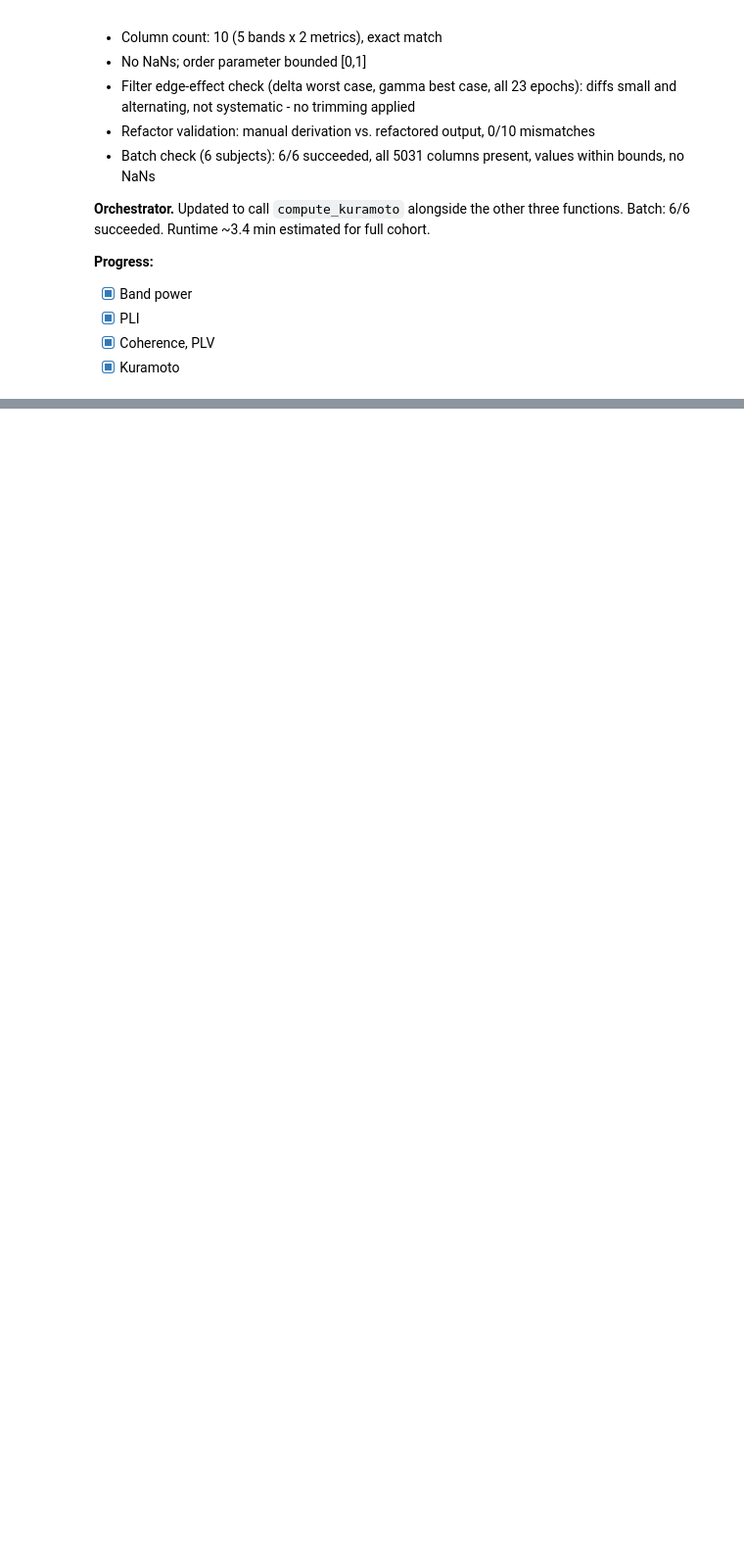
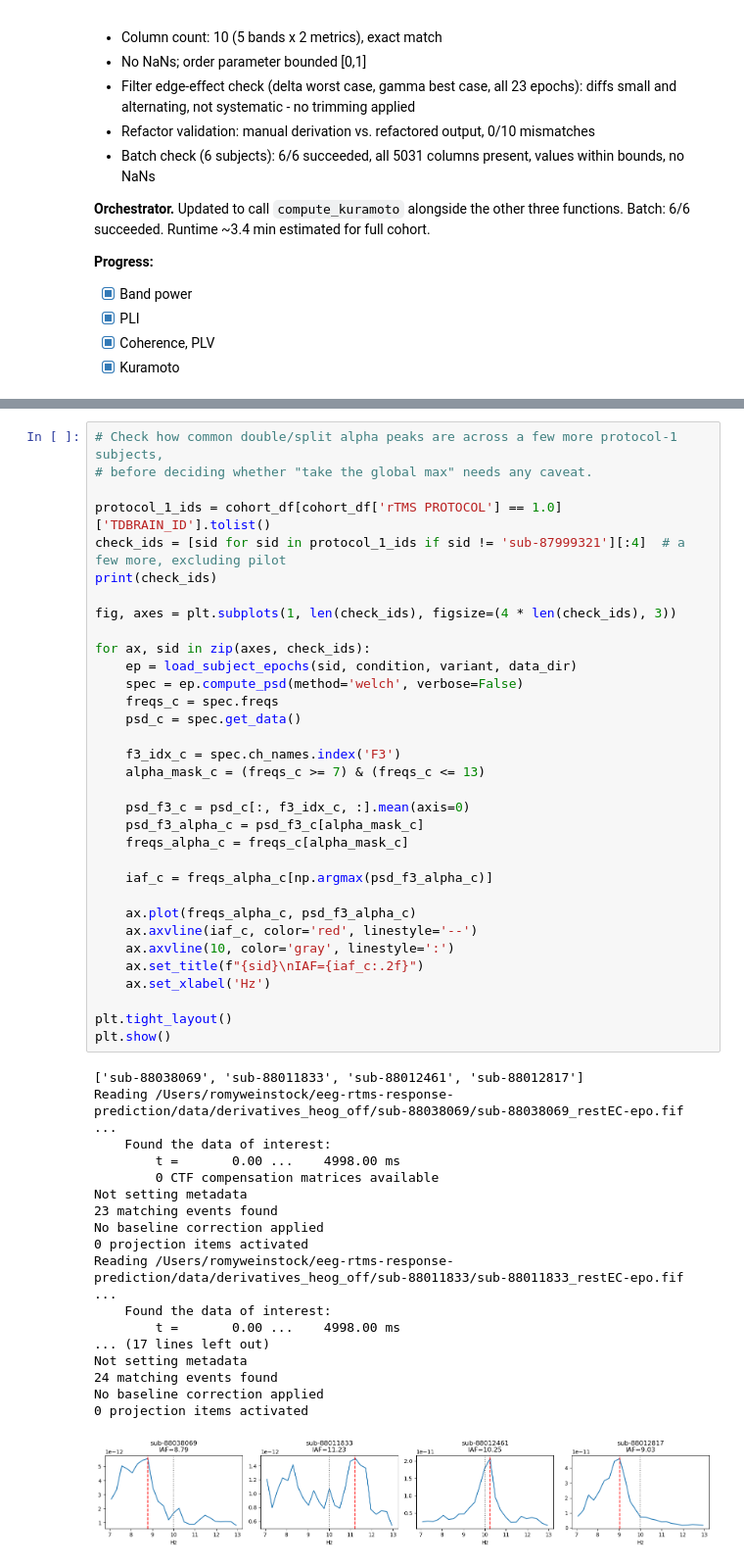
Before and after one commit to romy-weinstock/eeg-rtms-response-prediction, a Jupyter notebook: notebooks/06_feature_extraction_pilot.ipynb, the cells around one changed output, grey strips where cells are left out. Shown at 98% size. Cells and saved outputs as stored; diff of their text form; blank space fills up the shorter version.

```diff
--- a/notebooks/06_feature_extraction_pilot.ipynb
+++ b/notebooks/06_feature_extraction_pilot.ipynb
@@ -1515,0 +1585,52 @@ full cohort.
+# %%
+# Check how common double/split alpha peaks are across a few more protocol-1 subjects,
+# before deciding whether "take the global max" needs any caveat.
+
+protocol_1_ids = cohort_df[cohort_df['rTMS PROTOCOL'] == 1.0]['TDBRAIN_ID'].tolist()
+check_ids = [sid for sid in protocol_1_ids if sid != 'sub-87999321'][:4]  # a few more, excluding pilot
+print(check_ids)
+
+fig, axes = plt.subplots(1, len(check_ids), figsize=(4 * len(check_ids), 3))
+
+for ax, sid in zip(axes, check_ids):
+    ep = load_subject_epochs(sid, condition, variant, data_dir)
+    spec = ep.compute_psd(method='welch', verbose=False)
+    freqs_c = spec.freqs
+    psd_c = spec.get_data()
+
+    f3_idx_c = spec.ch_names.index('F3')
+    alpha_mask_c = (freqs_c >= 7) & (freqs_c <= 13)
+
+    psd_f3_c = psd_c[:, f3_idx_c, :].mean(axis=0)
+    psd_f3_alpha_c = psd_f3_c[alpha_mask_c]
+    freqs_alpha_c = freqs_c[alpha_mask_c]
+
+    iaf_c = freqs_alpha_c[np.argmax(psd_f3_alpha_c)]
+
+    ax.plot(freqs_alpha_c, psd_f3_alpha_c)
+    ax.axvline(iaf_c, color='red', linestyle='--')
+    ax.axvline(10, color='gray', linestyle=':')
+    ax.set_title(f"{sid}\nIAF={iaf_c:.2f}")
+    ax.set_xlabel('Hz')
+
+plt.tight_layout()
+plt.show()
+# %% [output]
+['sub-88038069', 'sub-88011833', 'sub-88012461', 'sub-88012817']
+Reading /Users/romyweinstock/eeg-rtms-response-prediction/data/derivatives_heog_off/sub-88038069/sub-88038069_restEC-epo.fif ...
+    Found the data of interest:
+        t =       0.00 ...    4998.00 ms
+        0 CTF compensation matrices available
+Not setting metadata
+23 matching events found
+No baseline correction applied
+0 projection items activated
+Reading /Users/romyweinstock/eeg-rtms-response-prediction/data/derivatives_heog_off/sub-88011833/sub-88011833_restEC-epo.fif ...
+    Found the data of interest:
+        t =       0.00 ...    4998.00 ms
+... (17 lines left out)
+Not setting metadata
+24 matching events found
+No baseline correction applied
+0 projection items activated
+[figure, added]
```
Also changed, not shown: parts of 17 cells of this notebook, 5 other files.
